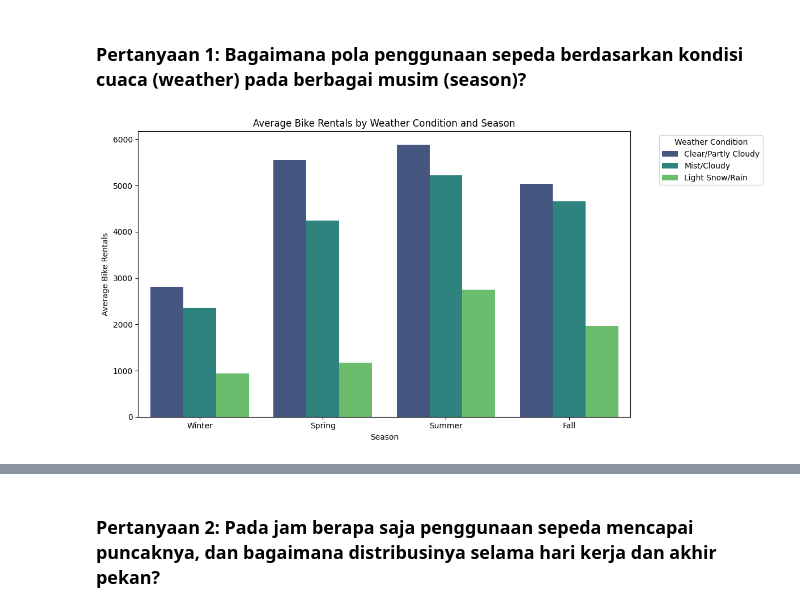
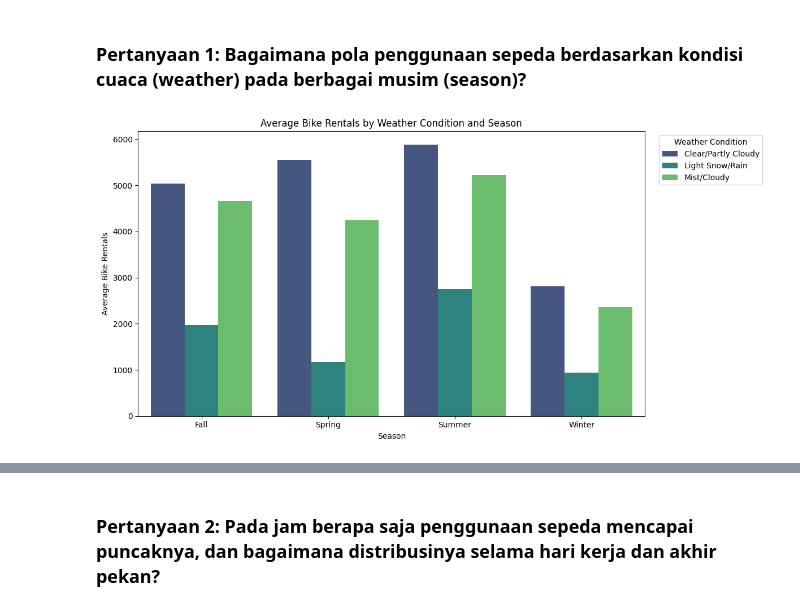
Before and after one commit to Fitomarcelindo/python-eda-new, a Jupyter notebook: Python-EDA-main/data/Proyek_Analisis_Data_BikeSharing_Sub.ipynb, the cells around one changed output, grey strips where cells are left out. Cells and saved outputs as stored; diff of their text form; code cells hidden in the pictures.

```diff
--- a/Python-EDA-main/data/Proyek_Analisis_Data_BikeSharing_Sub.ipynb
+++ b/Python-EDA-main/data/Proyek_Analisis_Data_BikeSharing_Sub.ipynb
@@ -465,23 +465,49 @@ main_data.to_csv('main_data.csv', index=False)
 # %% [markdown]
 ### Pertanyaan 1: Bagaimana pola penggunaan sepeda berdasarkan kondisi cuaca (weather) pada berbagai musim (season)?
 # %%
-# Visualization: Average bike rentals by weather condition for each season
-plt.figure(figsize=(12, 6))
+day_df = pd.read_csv("day.csv")
+
+day_df.columns = day_df.columns.str.strip().str.lower()
+
+
+day_df['dteday'] = pd.to_datetime(day_df['dteday'], errors='coerce')
+
+
+season_map = {1: 'Winter', 2: 'Spring', 3: 'Summer', 4: 'Fall'}
+weather_map = {
+    1: 'Clear/Partly Cloudy',
+    2: 'Mist/Cloudy',
+    3: 'Light Snow/Rain',
+    4: 'Heavy Rain/Ice'
+}
+
+day_df['season'] = day_df['season'].map(season_map)
+day_df['weathersit'] = day_df['weathersit'].map(weather_map)
+
+
+season_weather_data = day_df.groupby(['season', 'weathersit'])['cnt'].mean().reset_index()
+
+fig, ax = plt.subplots(figsize=(12, 6))
 sns.barplot(
     data=season_weather_data,
     x='season',
     y='cnt',
     hue='weathersit',
-    palette='viridis'
+    palette='viridis',
+    ax=ax
 )
-plt.title('Average Bike Rentals by Weather Condition and Season')
-plt.xlabel('Season')
-plt.ylabel('Average Bike Rentals')
-plt.legend(title='Weather Condition', bbox_to_anchor=(1.05, 1), loc='upper left')
-plt.tight_layout()
+
+ax.set_title('Average Bike Rentals by Weather Condition and Season')
+ax.set_xlabel('Season')
+ax.set_ylabel('Average Bike Rentals')
+
+# Adjust legend placement
+ax.legend(title='Weather Condition', bbox_to_anchor=(1.02, 1), loc='upper left')
+
+plt.tight_layout()  # Ensures everything fits well
 plt.show()
 # %% [output]
-[figure, old version]
+[figure, new version]
 # %%
 # Insights extraction
 season_weather_insights = season_weather_data.sort_values(by='cnt', ascending=False).to_dict('records')
```
